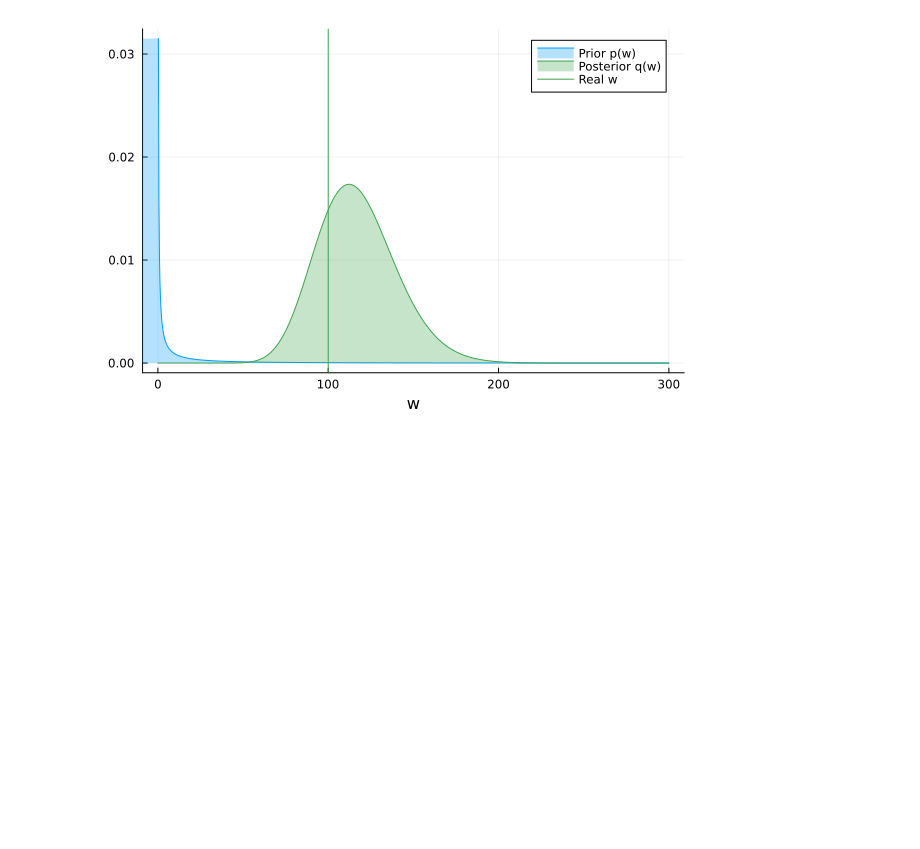
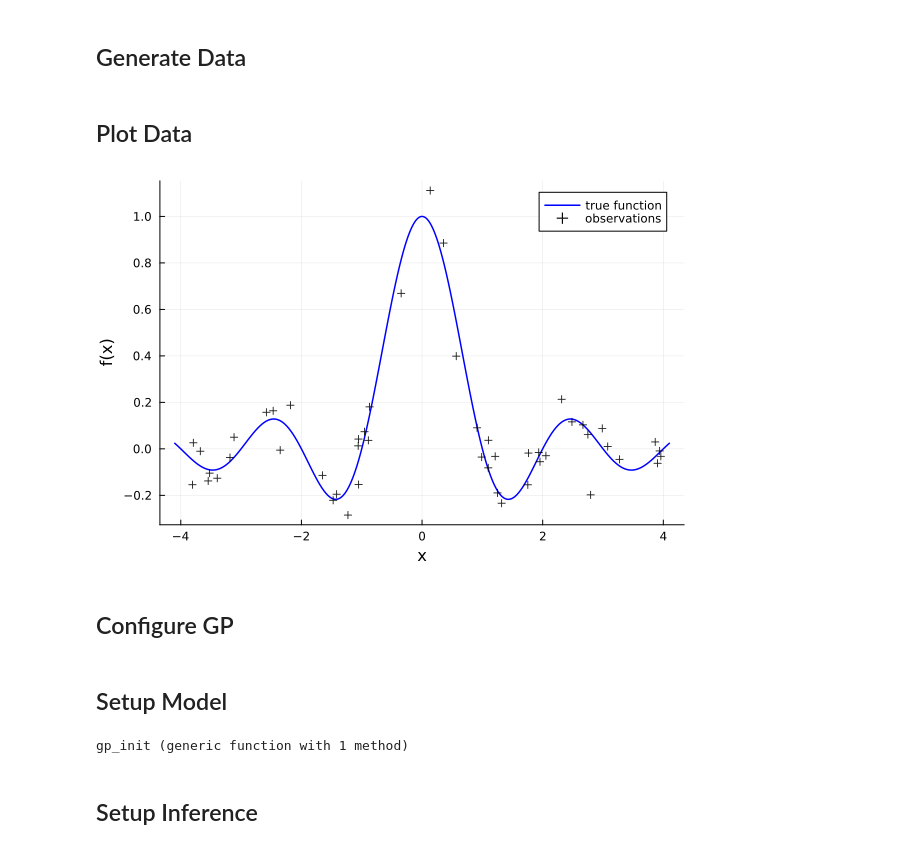
Before and after one commit to ReactiveBayes/RxGP.jl, a Jupyter notebook: examples/GPRegression.ipynb, the cells around one changed output. Saved outputs shown, nothing was run; the diff lists cells and outputs as text; code cells hidden in the pictures; blank space fills up the shorter version.

```diff
--- a/examples/GPRegression.ipynb
+++ b/examples/GPRegression.ipynb
@@ -202,10 +7,0 @@ xlabel!("x")
-# %%
-rw = range(0,300,length = 1000)
-
-
-plot(rw, (x) -> pdf(GammaShapeRate(1e-2, 1e-2), x), fillalpha=0.3, fillrange = 0, label="Prior p(w)", c=1 )
-plot!(rw, (x) -> pdf(qw, x), fillalpha=0.3, fillrange = 0, label="Posterior q(w)", c=3, legend_position=:topright)
-vline!([precision], label="Real w")
-xlabel!("w")
-# %% [output]
-[figure, removed]
@@ -211,0 +16,2 @@ xlabel!("w")
+# %% [markdown]
+## Generate Data
@@ -211,0 +37,11 @@ xlabel!("w")
+# %% [markdown]
+## Plot Data
+# %%
+plot(xtest, f_true, linewidth = 1.5, label = "true function", color = :blue)
+scatter!(xtrain, ytrain, alpha = 1, label = "observations", color = :black, marker = :cross)
+xlabel!("x")
+ylabel!("f(x)")
+# %% [output]
+[figure, added]
+# %% [markdown]
+## Configure GP
@@ -211,0 +68,38 @@ xlabel!("w")
+# %% [markdown]
+## Setup Model
+# %%
+@model function gp_regression(y, x, Xu, θ, qv_params, qw_params)
+    v ~ MvNormalWeightedMeanPrecision(qv_params...)
+    w ~ GammaShapeRate(qw_params...)
+
+    for i in eachindex(x)
+        y[i] ~ UniSGP(x[i], v, w, θ)
+    end
+end
+
+gp_constraints = @constraints begin
+    q(v, w) = q(v)q(w)
+end
+
+@meta function GP_meta_inference(; Xu, θ)
+    UniSGP() -> get_UniSGPMeta(
+        D;
+        method = method,
+        mean_fn = mean_fn,
+        kernel = kernel,
+        kernel_spec = kernel_spec,
+        mode = mode,
+        independent_SE_lengthscales = independent_SE_lengthscales,
+        operator = :fn,
+        Xu = Xu,
+        θ = θ,
+    )
+end
+
+@initialization function gp_init(;qw_params)
+    q(w) = GammaShapeRate(qw_params...)
+end
+# %% [output]
+gp_init (generic function with 1 method)
+# %% [markdown]
+## Setup Inference
```
Also changed, not shown: parts of 33 cells of this notebook, 1 other file.
